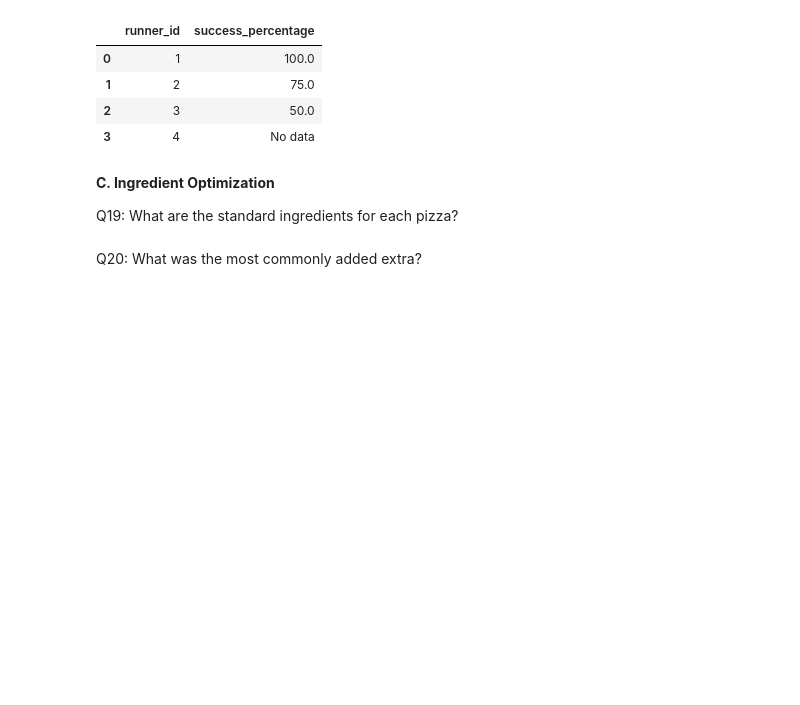
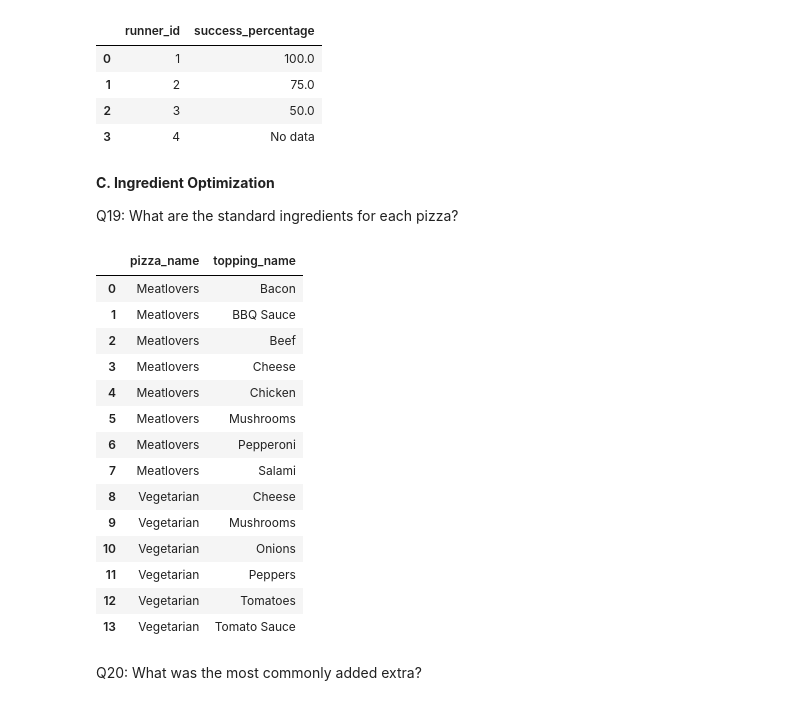
Before and after one commit to 20100215/8_Week_SQL_Challenge, a Jupyter notebook: Week 2 (Pizza Runner)/week2.ipynb, the cells around one changed output. Drawn from its saved outputs; the diff is of its cells as text; code cells hidden in the pictures; blank space fills up the shorter version.

Commit message:
feat: add week 2 Q19 (split comma separated column)

```diff
--- a/Week 2 (Pizza Runner)/week2.ipynb
+++ b/Week 2 (Pizza Runner)/week2.ipynb
@@ -626,6 +626,43 @@ query("""
 **C. Ingredient Optimization**
 
 Q19: What are the standard ingredients for each pizza?
+# %%
+query("""
+    WITH RECURSIVE split(pizza_id, toppings, str) AS (
+        SELECT pizza_id, '', toppings||',' FROM pizza_recipes
+        UNION ALL SELECT
+        pizza_id,
+        substr(str, 0, instr(str, ',')),
+        substr(str, instr(str, ',')+1)
+        FROM split WHERE str<>''
+    )
+    SELECT
+        pn.pizza_name, pt.topping_name
+    FROM
+        split
+        INNER JOIN pizza_names pn ON split.pizza_id = pn.pizza_id
+        INNER JOIN pizza_toppings pt ON split.toppings = pt.topping_id
+    WHERE
+        split.toppings <> ''
+    ORDER BY
+        pn.pizza_id, pt.topping_id
+""")
+# %% [output]
+|  | pizza_name | topping_name |
+| 0 | Meatlovers | Bacon |
+| 1 | Meatlovers | BBQ Sauce |
+| 2 | Meatlovers | Beef |
+| 3 | Meatlovers | Cheese |
+| 4 | Meatlovers | Chicken |
+| 5 | Meatlovers | Mushrooms |
+| 6 | Meatlovers | Pepperoni |
+| 7 | Meatlovers | Salami |
+| 8 | Vegetarian | Cheese |
+| 9 | Vegetarian | Mushrooms |
+| 10 | Vegetarian | Onions |
+| 11 | Vegetarian | Peppers |
+| 12 | Vegetarian | Tomatoes |
+| 13 | Vegetarian | Tomato Sauce |
 # %% [markdown]
 Q20: What was the most commonly added extra?
 # %% [markdown]
```
Also changed, not shown: parts of 1 cell of this notebook.
